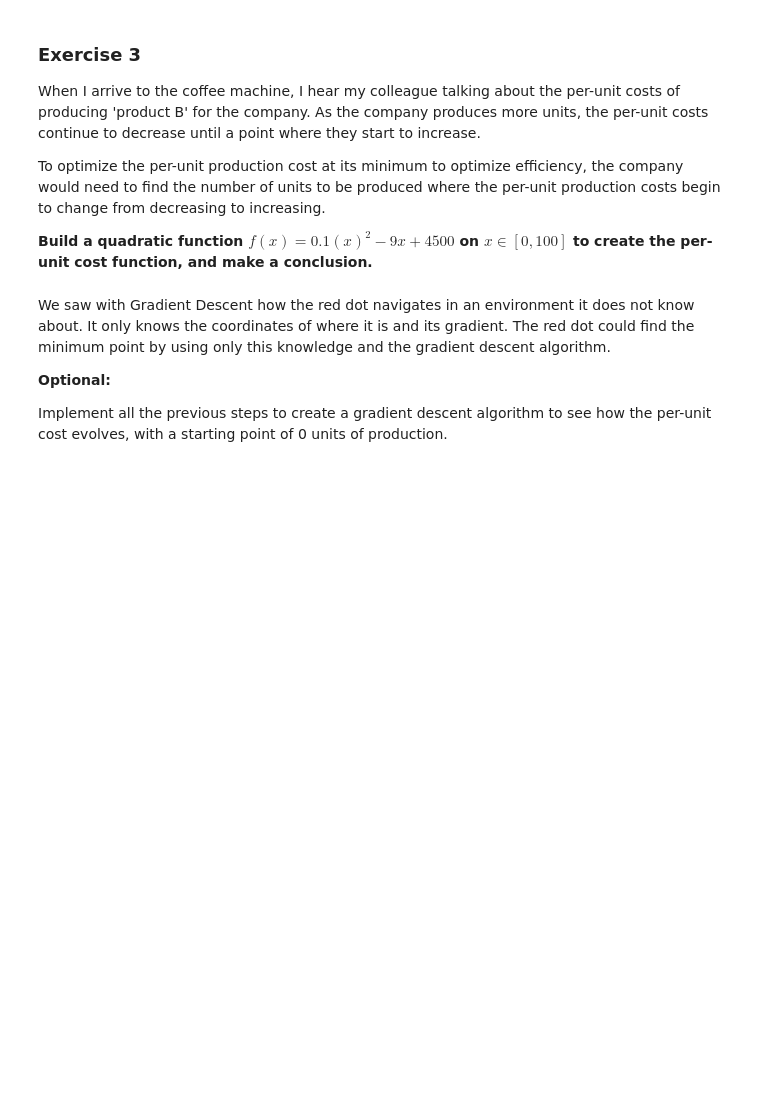
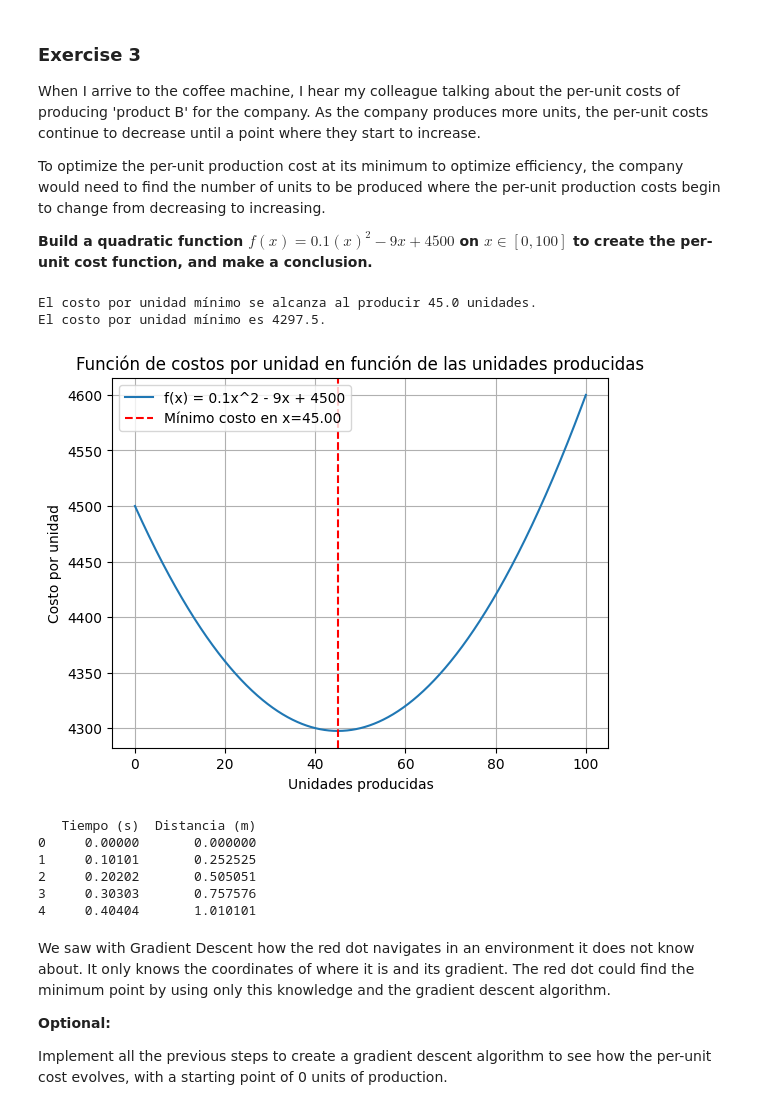
Before and after one commit to MelinaIo83/calculus-and-algebra-problems-with-python, a Jupyter notebook: notebook/problems.ipynb, the cells around one changed output. Saved outputs shown, nothing was run; the diff lists cells and outputs as text; code cells hidden in the pictures; blank space fills up the shorter version.

```diff
--- a/notebook/problems.ipynb
+++ b/notebook/problems.ipynb
@@ -247,6 +267,47 @@ To optimize the per-unit production cost at its minimum to optimize efficiency,
 **Build a quadratic function $f(x)=0.1(x)^2−9x +4500$ on $x∈[0,100]$ to create the per-unit cost function, and make a conclusion.**
 # %%
 # Define and plot the function
+def costo_por_unidad(x):
+    return 0.1 * x**2 - 9 * x + 4500
+
+# Paso 2: Mínimo de la f
+a = 0.1
+b = -9
+c = 4500
+x_minimo = -b / (2 * a)
+costo_minimo = costo_por_unidad(x_minimo)
+
+print(f"El costo por unidad mínimo se alcanza al producir {x_minimo} unidades.")
+print(f"El costo por unidad mínimo es {costo_minimo}.")
+
+x_values = np.linspace(0, 100, 1000)
+y_values = costo_por_unidad(x_values)
+
+plt.plot(x_values, y_values, label='f(x) = 0.1x^2 - 9x + 4500')
+plt.axvline(x=x_minimo, color='r', linestyle='--', label=f'Mínimo costo en x={x_minimo:.2f}')
+plt.xlabel('Unidades producidas')
+plt.ylabel('Costo por unidad')
+plt.title('Función de costos por unidad en función de las unidades producidas')
+plt.legend()
+plt.grid(True)
+plt.show()
+# %% [output]
+El costo por unidad mínimo se alcanza al producir 45.0 unidades.
+El costo por unidad mínimo es 4297.5.
+[figure, added]
+# %%
+#DF de la f
+
+data3 = {'Unidades producidas (x)': x_values, 'Costo por unidad (f(x))': y_values}
+df3 = pd.DataFrame(data3)
+print(df.head())
+# %% [output]
+   Tiempo (s)  Distancia (m)
+0     0.00000       0.000000
+1     0.10101       0.252525
+2     0.20202       0.505051
+3     0.30303       0.757576
+4     0.40404       1.010101
 # %% [markdown]
 We saw with Gradient Descent how the red dot navigates in an environment it does not know about. It only knows the coordinates of where it is and its gradient. The red dot could find the minimum point by using only this knowledge and the gradient descent algorithm.
 
```
Also changed, not shown: parts of 10 cells of this notebook, 1 other file.
